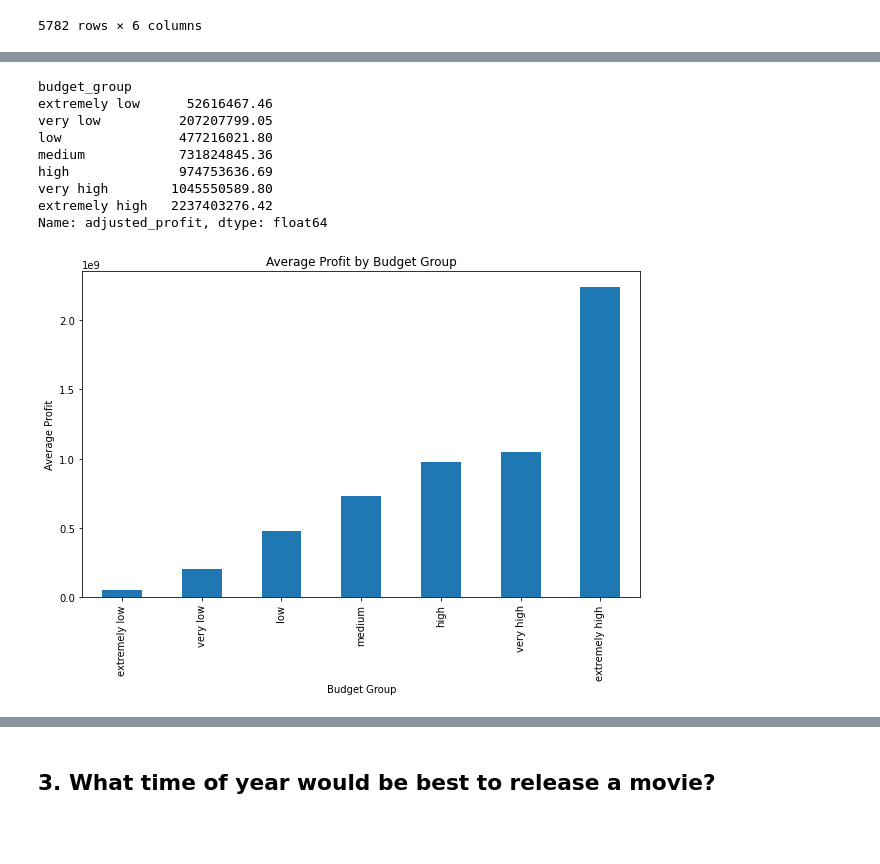
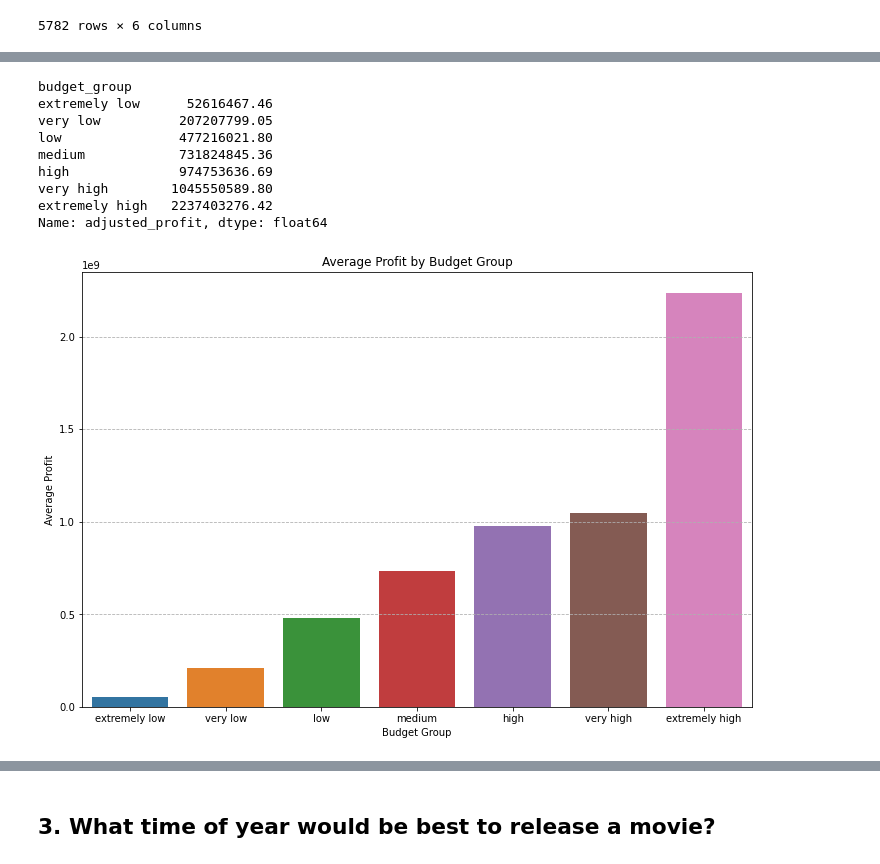
Before and after one commit to morgannash1/movie_analysis_project, a Jupyter notebook: notebook.ipynb, the cells around one changed output, grey strips where cells are left out. Saved outputs shown, nothing was run; the diff lists cells and outputs as text; code cells hidden in the pictures; blank space fills up the shorter version.

```diff
--- a/notebook.ipynb
+++ b/notebook.ipynb
@@ -783,29 +828,31 @@ tn_df_sorted = tn_df.sort_values(by='adjusted_profit', ascending=False)
 # %%
 #create budget bins and plot to see if spending more on budget means a movie will make more
 bins = pd.cut(tn_df['adjusted_budget'], bins=7, labels=['extremely low', 'very low', 'low', 'medium', 'high', 'very high', 'extremely high'])
 tn_df['budget_group'] = bins
 
 #average profit for each budget group
 average_profit_by_budget = tn_df.groupby('budget_group')['adjusted_profit'].mean()
 print(average_profit_by_budget)
 
-plt.figure(figsize=(10, 6))
-average_profit_by_budget.plot(kind='bar')
+
+plt.figure(figsize=(12, 8))
+sns.barplot(x=average_profit_by_budget.index, y=average_profit_by_budget.values)
 plt.title('Average Profit by Budget Group')
 plt.xlabel('Budget Group')
 plt.ylabel('Average Profit')
+plt.grid(axis='y', linestyle='--')
 plt.show()
 # %% [output]
 budget_group
 extremely low      52616467.46
 very low          207207799.05
 low               477216021.80
 medium            731824845.36
 high              974753636.69
 very high        1045550589.80
 extremely high   2237403276.42
 Name: adjusted_profit, dtype: float64
-[figure, old version]
+[figure, new version]
 # %%
 #only movies that made a profit
 profitable_tn_df= tn_df[tn_df['profit_margin'] >= 0]
```
Also changed, not shown: parts of 31 cells of this notebook.
